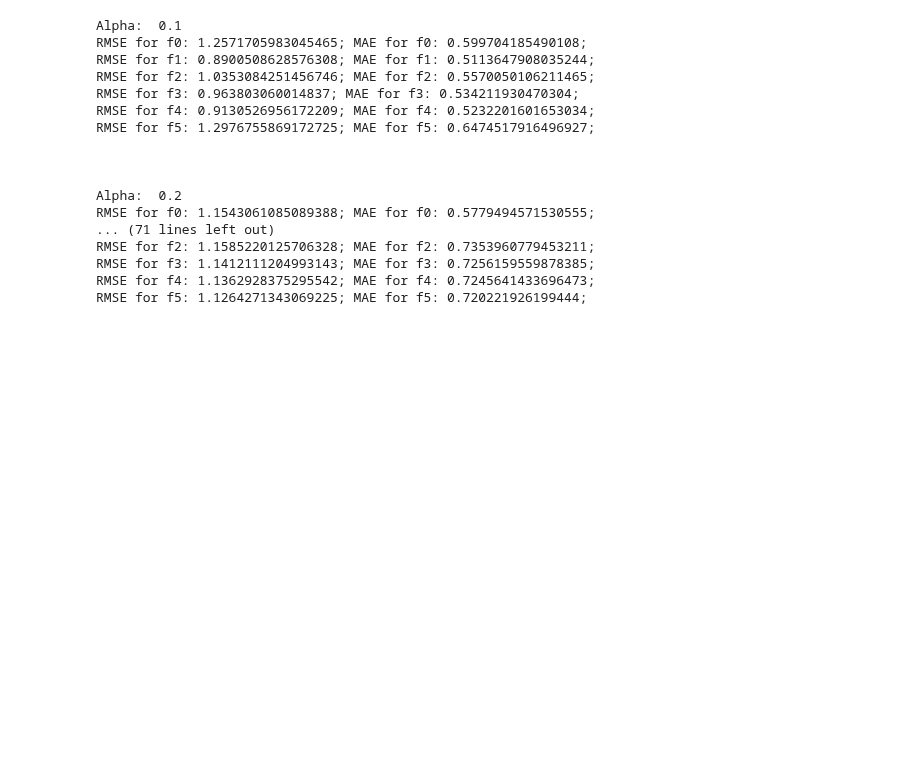
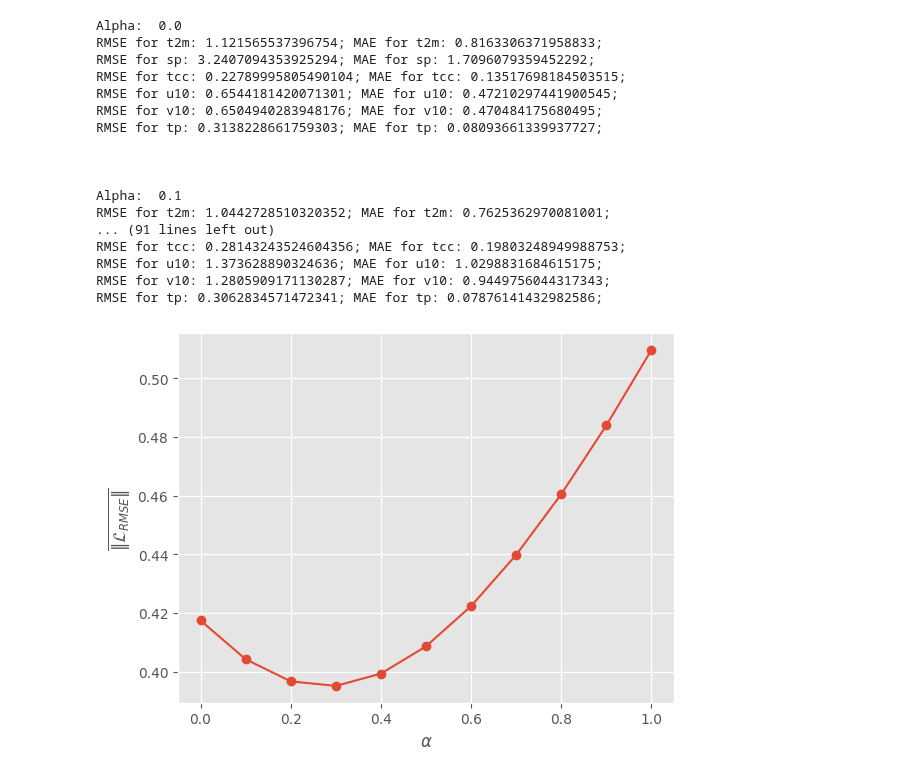
Before and after one commit to iwamaciek/stwp, a Jupyter notebook: demos/experiments.ipynb, the cells around one changed output. Cells and saved outputs as stored; diff of their text form; code cells hidden in the pictures; blank space fills up the shorter version.

```diff
--- a/demos/experiments.ipynb
+++ b/demos/experiments.ipynb
@@ -37,20 +49,21 @@ tp & 0.087919 & 0.097079 & 9.773823 & 171.063156 \\
 # %%
-anal.best_with_tigge_approx()
+anal.best_with_tigge_approx(verbose=True, plot=True, save=True)
 # %% [output]
-Alpha:  0.1
-RMSE for f0: 1.2571705983045465; MAE for f0: 0.599704185490108;
-RMSE for f1: 0.8900508628576308; MAE for f1: 0.5113647908035244;
-RMSE for f2: 1.0353084251456746; MAE for f2: 0.5570050106211465;
-RMSE for f3: 0.963803060014837; MAE for f3: 0.534211930470304;
-RMSE for f4: 0.9130526956172209; MAE for f4: 0.5232201601653034;
-RMSE for f5: 1.2976755869172725; MAE for f5: 0.6474517916496927;
+Alpha:  0.0
+RMSE for t2m: 1.121565537396754; MAE for t2m: 0.8163306371958833;
+RMSE for sp: 3.2407094353925294; MAE for sp: 1.7096079359452292;
+RMSE for tcc: 0.22789995805490104; MAE for tcc: 0.13517698184503515;
+RMSE for u10: 0.6544181420071301; MAE for u10: 0.47210297441900545;
+RMSE for v10: 0.6504940283948176; MAE for v10: 0.470484175680495;
+RMSE for tp: 0.3138228661759303; MAE for tp: 0.08093661339937727;
 
 
 
-Alpha:  0.2
-RMSE for f0: 1.1543061085089388; MAE for f0: 0.5779494571530555;
-... (71 lines left out)
-RMSE for f2: 1.1585220125706328; MAE for f2: 0.7353960779453211;
-RMSE for f3: 1.1412111204993143; MAE for f3: 0.7256159559878385;
-RMSE for f4: 1.1362928375295542; MAE for f4: 0.7245641433696473;
-RMSE for f5: 1.1264271343069225; MAE for f5: 0.720221926199444;
+Alpha:  0.1
+RMSE for t2m: 1.0442728510320352; MAE for t2m: 0.7625362970081001;
+... (91 lines left out)
+RMSE for tcc: 0.28143243524604356; MAE for tcc: 0.19803248949988753;
+RMSE for u10: 1.373628890324636; MAE for u10: 1.0298831684615175;
+RMSE for v10: 1.2805909171130287; MAE for v10: 0.9449756044317343;
+RMSE for tp: 0.3062834571472341; MAE for tp: 0.07876141432982586;
+[figure, added]
```
Also changed, not shown: parts of 4 cells of this notebook, 4 other files.
